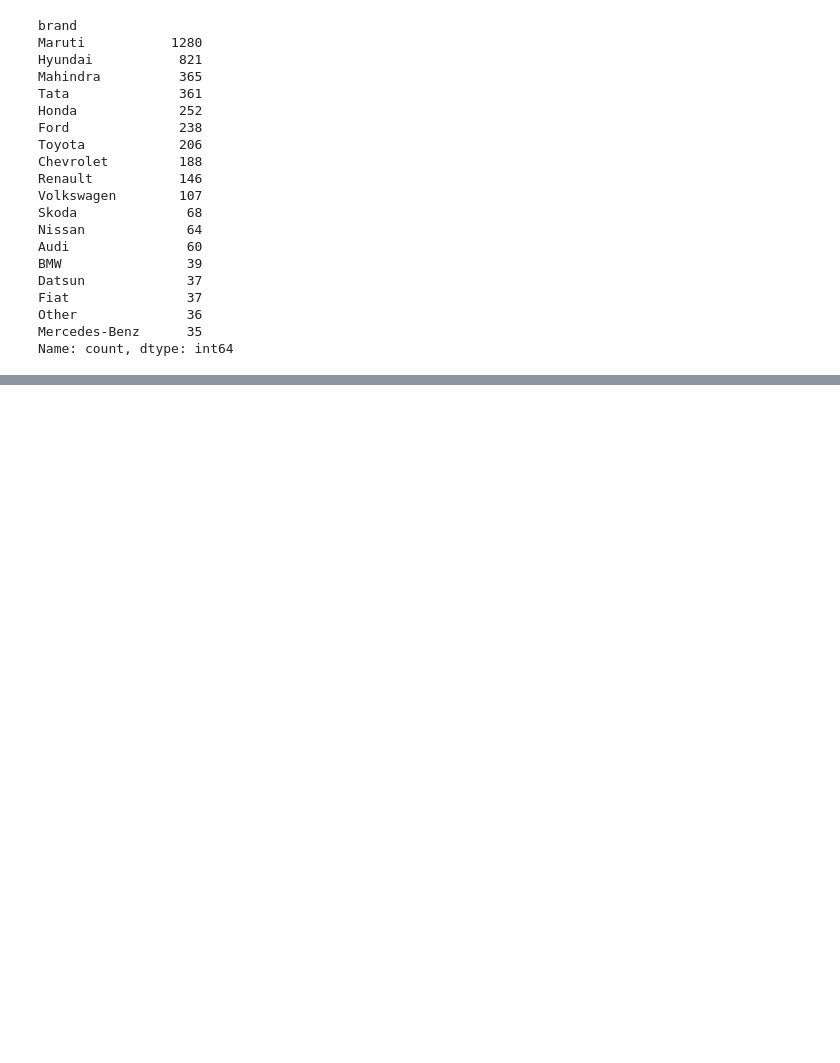
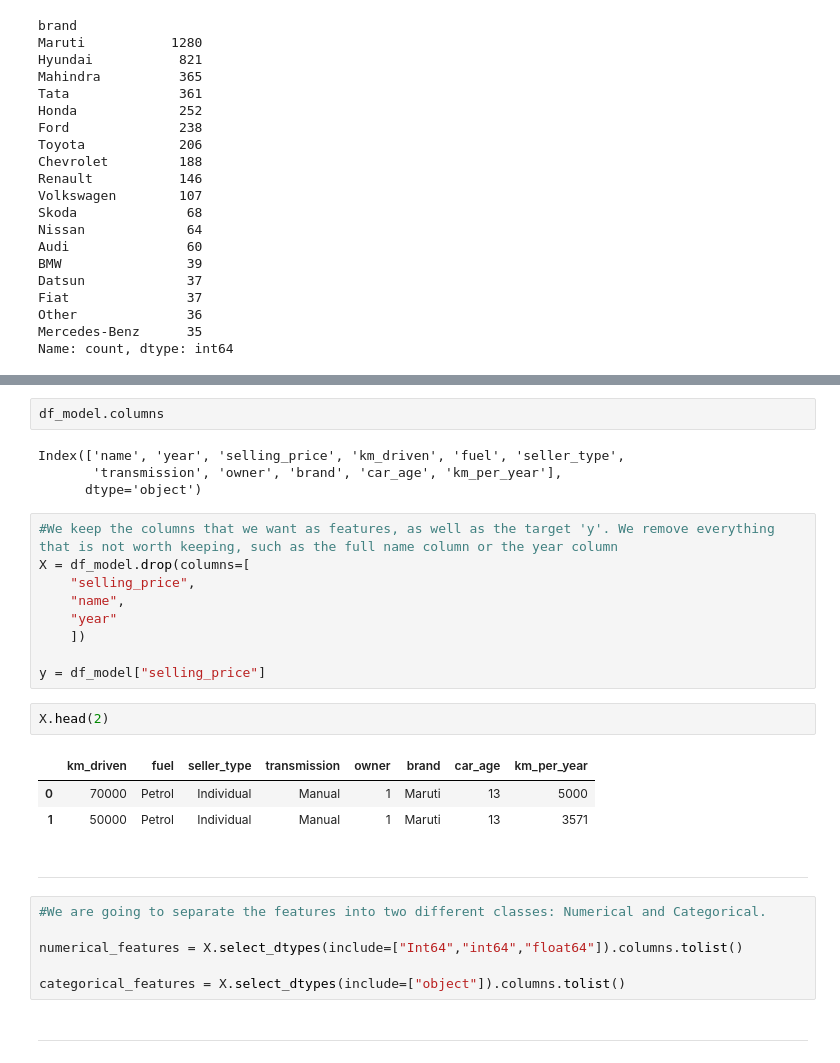
Before and after one commit to HectorAyusoMartin/used-car-price-ml, a Jupyter notebook: notebooks/EDA+experimentation+modeling.ipynb, the cells around one changed output, grey strips where cells are left out. Drawn from its saved outputs; the diff is of its cells as text; blank space fills up the shorter version.

```diff
--- a/notebooks/EDA+experimentation+modeling.ipynb
+++ b/notebooks/EDA+experimentation+modeling.ipynb
@@ -382,0 +394,31 @@ Name: count, dtype: int64
+# %%
+df_model.columns
+# %% [output]
+Index(['name', 'year', 'selling_price', 'km_driven', 'fuel', 'seller_type',
+       'transmission', 'owner', 'brand', 'car_age', 'km_per_year'],
+      dtype='object')
+# %%
+#We keep the columns that we want as features, as well as the target 'y'. We remove everything that is not worth keeping, such as the full name column or the year column
+X = df_model.drop(columns=[
+    "selling_price",
+    "name",
+    "year"
+    ])
+
+y = df_model["selling_price"]
+# %%
+X.head(2)
+# %% [output]
+|  | km_driven | fuel | seller_type | transmission | owner | brand | car_age | km_per_year |
+| 0 | 70000 | Petrol | Individual | Manual | 1 | Maruti | 13 | 5000 |
+| 1 | 50000 | Petrol | Individual | Manual | 1 | Maruti | 13 | 3571 |
+# %% [markdown]
+---
+# %%
+#We are going to separate the features into two different classes: Numerical and Categorical.
+
+numerical_features = X.select_dtypes(include=["Int64","int64","float64"]).columns.tolist()
+
+categorical_features = X.select_dtypes(include=["object"]).columns.tolist()
+# %% [markdown]
+---
```
Also changed, not shown: parts of 34 cells of this notebook, 8 other files.
